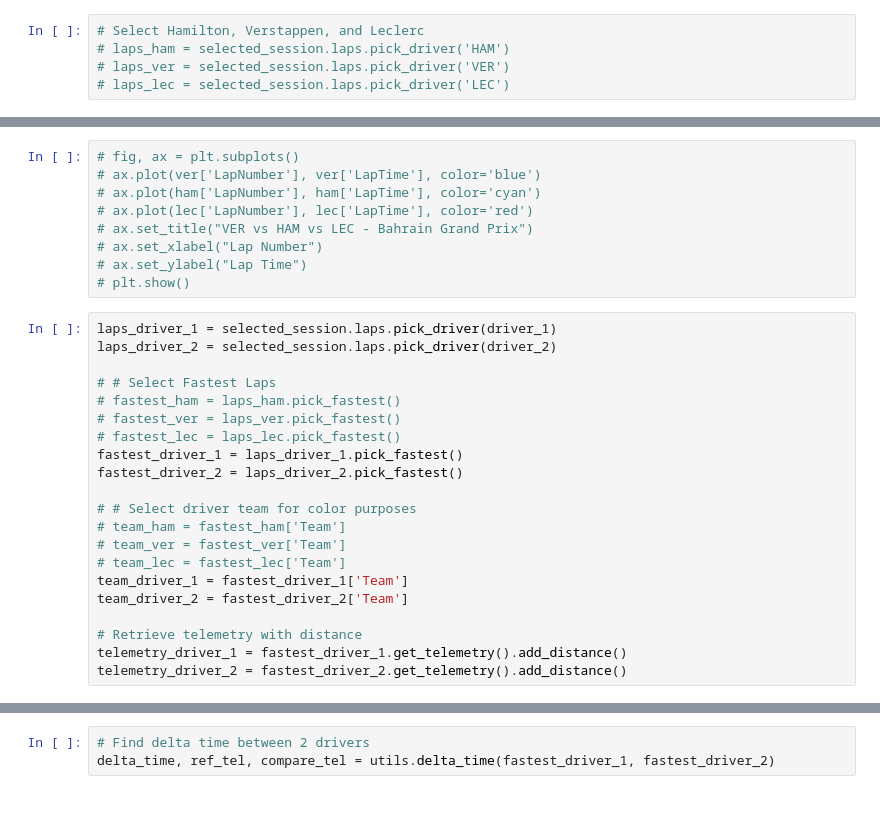
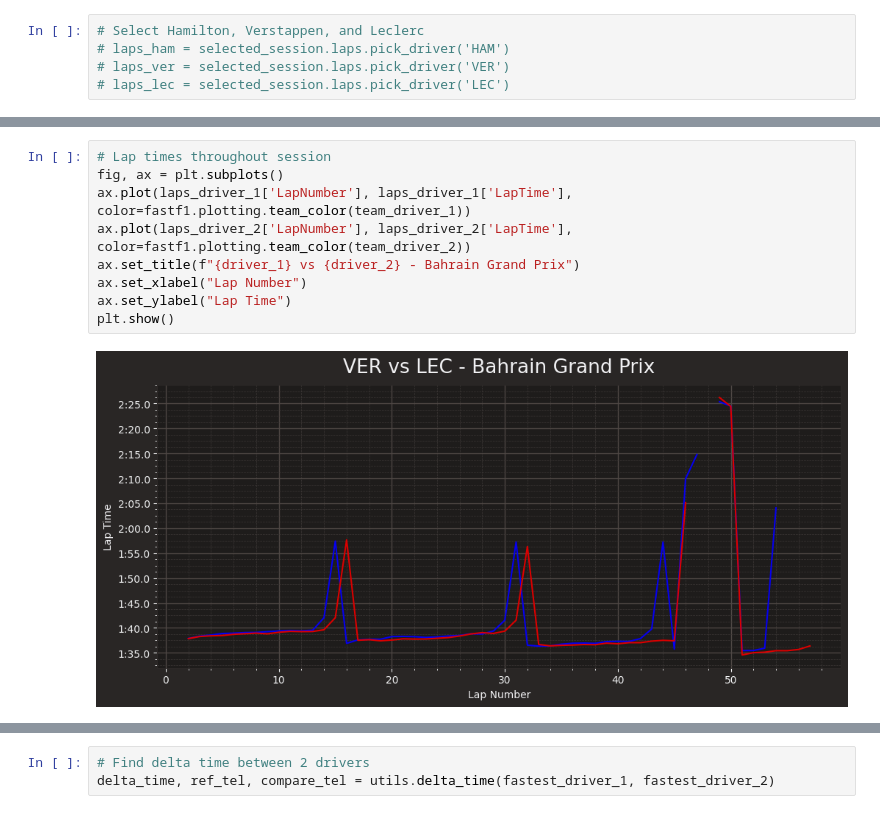
Before and after one commit to SamBurky/formula1-telemetry, a Jupyter notebook: Telemetry/telemetrybasics.ipynb, the cells around one changed output, grey strips where cells are left out. Saved outputs shown, nothing was run; the diff lists cells and outputs as text.

```diff
--- a/Telemetry/telemetrybasics.ipynb
+++ b/Telemetry/telemetrybasics.ipynb
@@ -58,30 +82,11 @@ core           INFO     Finished loading data for 20 drivers: ['16', '1', '55',
 # %%
-# fig, ax = plt.subplots()
-# ax.plot(ver['LapNumber'], ver['LapTime'], color='blue')
-# ax.plot(ham['LapNumber'], ham['LapTime'], color='cyan')
-# ax.plot(lec['LapNumber'], lec['LapTime'], color='red')
-# ax.set_title("VER vs HAM vs LEC - Bahrain Grand Prix")
-# ax.set_xlabel("Lap Number")
-# ax.set_ylabel("Lap Time")
-# plt.show()
+# Lap times throughout session
+fig, ax = plt.subplots()
+ax.plot(laps_driver_1['LapNumber'], laps_driver_1['LapTime'], color=fastf1.plotting.team_color(team_driver_1))
+ax.plot(laps_driver_2['LapNumber'], laps_driver_2['LapTime'], color=fastf1.plotting.team_color(team_driver_2))
+ax.set_title(f"{driver_1} vs {driver_2} - Bahrain Grand Prix")
+ax.set_xlabel("Lap Number")
+ax.set_ylabel("Lap Time")
+plt.show()
+# %% [output]
+[figure, added]
-# %%
-laps_driver_1 = selected_session.laps.pick_driver(driver_1)
-laps_driver_2 = selected_session.laps.pick_driver(driver_2)
-
-# # Select Fastest Laps
-# fastest_ham = laps_ham.pick_fastest()
-# fastest_ver = laps_ver.pick_fastest()
-# fastest_lec = laps_lec.pick_fastest()
-fastest_driver_1 = laps_driver_1.pick_fastest()
-fastest_driver_2 = laps_driver_2.pick_fastest()
-
-# # Select driver team for color purposes
-# team_ham = fastest_ham['Team']
-# team_ver = fastest_ver['Team']
-# team_lec = fastest_lec['Team']
-team_driver_1 = fastest_driver_1['Team']
-team_driver_2 = fastest_driver_2['Team']
-
-# Retrieve telemetry with distance
-telemetry_driver_1 = fastest_driver_1.get_telemetry().add_distance()
-telemetry_driver_2 = fastest_driver_2.get_telemetry().add_distance()
```
Also changed, not shown: parts of 35 cells of this notebook.
